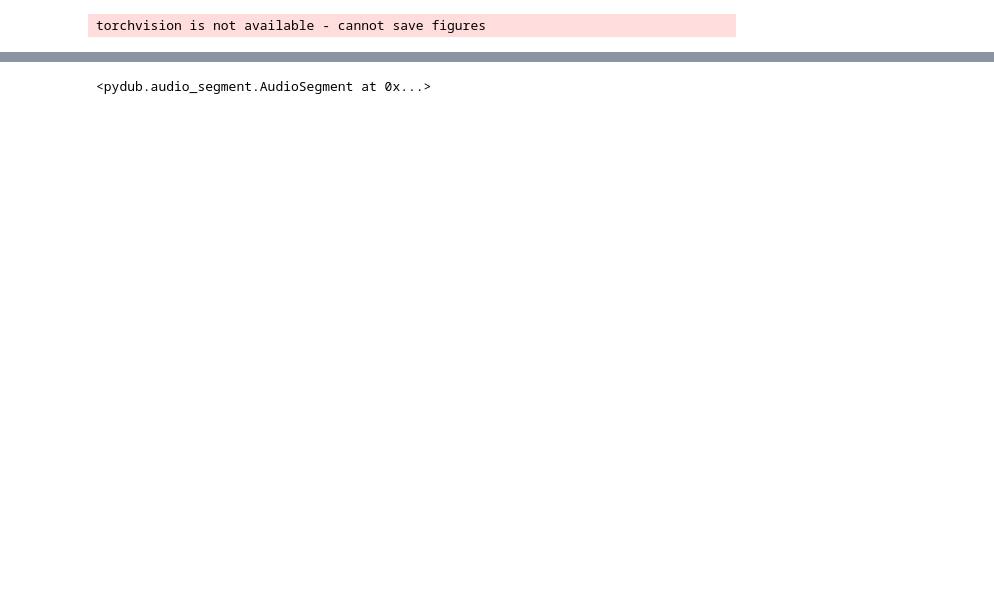
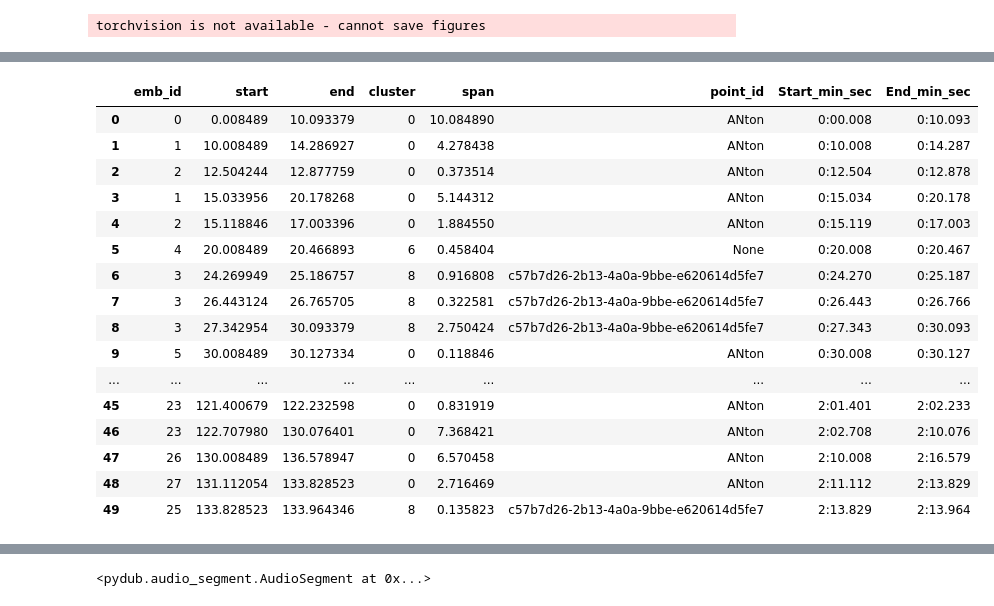
Before and after one commit to Vexa-ai/vexa-transcription-service, a Jupyter notebook: 02.ipynb, the cells around one changed output, grey strips where cells are left out. Saved outputs shown, nothing was run; the diff lists cells and outputs as text; code cells hidden in the pictures; blank space fills up the shorter version.

```diff
--- a/02.ipynb
+++ b/02.ipynb
@@ -250,3 +251,23 @@ segments_df.tail(20)
+# %%
+segments_df.head(50)
+# %% [output]
+|  | emb_id | start | end | cluster | span | point_id | Start_min_sec | End_min_sec |
+| 0 | 0 | 0.008489 | 10.093379 | 0 | 10.084890 | ANton | 0:00.008 | 0:10.093 |
+| 1 | 1 | 10.008489 | 14.286927 | 0 | 4.278438 | ANton | 0:10.008 | 0:14.287 |
+| 2 | 2 | 12.504244 | 12.877759 | 0 | 0.373514 | ANton | 0:12.504 | 0:12.878 |
+| 3 | 1 | 15.033956 | 20.178268 | 0 | 5.144312 | ANton | 0:15.034 | 0:20.178 |
+| 4 | 2 | 15.118846 | 17.003396 | 0 | 1.884550 | ANton | 0:15.119 | 0:17.003 |
+| 5 | 4 | 20.008489 | 20.466893 | 6 | 0.458404 | None | 0:20.008 | 0:20.467 |
+| 6 | 3 | 24.269949 | 25.186757 | 8 | 0.916808 | c57b7d26-2b13-4a0a-9bbe-e620614d5fe7 | 0:24.270 | 0:25.187 |
+| 7 | 3 | 26.443124 | 26.765705 | 8 | 0.322581 | c57b7d26-2b13-4a0a-9bbe-e620614d5fe7 | 0:26.443 | 0:26.766 |
+| 8 | 3 | 27.342954 | 30.093379 | 8 | 2.750424 | c57b7d26-2b13-4a0a-9bbe-e620614d5fe7 | 0:27.343 | 0:30.093 |
+| 9 | 5 | 30.008489 | 30.127334 | 0 | 0.118846 | ANton | 0:30.008 | 0:30.127 |
+| ... | ... | ... | ... | ... | ... | ... | ... | ... |
+| 45 | 23 | 121.400679 | 122.232598 | 0 | 0.831919 | ANton | 2:01.401 | 2:02.233 |
+| 46 | 23 | 122.707980 | 130.076401 | 0 | 7.368421 | ANton | 2:02.708 | 2:10.076 |
+| 47 | 26 | 130.008489 | 136.578947 | 0 | 6.570458 | ANton | 2:10.008 | 2:16.579 |
+| 48 | 27 | 131.112054 | 133.828523 | 0 | 2.716469 | ANton | 2:11.112 | 2:13.829 |
+| 49 | 25 | 133.828523 | 133.964346 | 8 | 0.135823 | c57b7d26-2b13-4a0a-9bbe-e620614d5fe7 | 2:13.829 | 2:13.964 |
 # %%
 segments_df.groupby('point_id')['span'].sum()
 # %% [output]
```
Also changed, not shown: parts of 11 cells of this notebook, 1 other file.
